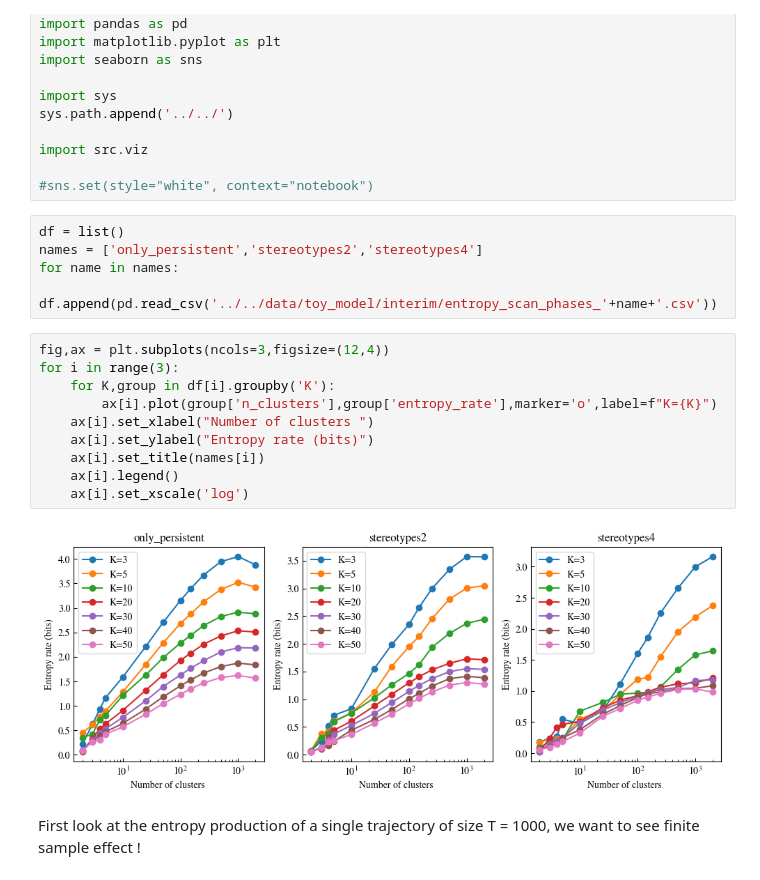
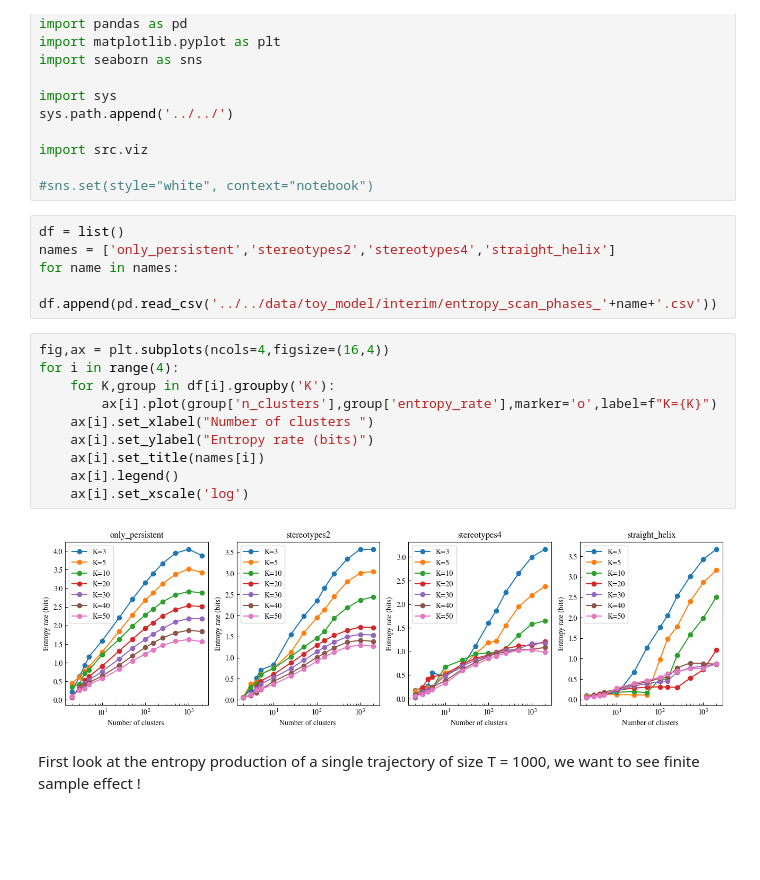
Before and after one commit to HugoLeRoy94/ClusterAnalysis, a Jupyter notebook: notebooks/toy_model/02_optimize_entropy_production.ipynb, the cells around one changed output. Saved outputs shown, nothing was run; the diff lists cells and outputs as text; blank space fills up the shorter version.

Commit message:
generate helix and straight lines, and make plotes for the presentation

```diff
--- a/notebooks/toy_model/02_optimize_entropy_production.ipynb
+++ b/notebooks/toy_model/02_optimize_entropy_production.ipynb
@@ -15,21 +15,21 @@ import src.viz
 #sns.set(style="white", context="notebook")
 # %%
 df = list()
-names = ['only_persistent','stereotypes2','stereotypes4']
+names = ['only_persistent','stereotypes2','stereotypes4','straight_helix']
 for name in names:
     df.append(pd.read_csv('../../data/toy_model/interim/entropy_scan_phases_'+name+'.csv'))
 # %%
-fig,ax = plt.subplots(ncols=3,figsize=(12,4))
-for i in range(3):
+fig,ax = plt.subplots(ncols=4,figsize=(16,4))
+for i in range(4):
     for K,group in df[i].groupby('K'):
         ax[i].plot(group['n_clusters'],group['entropy_rate'],marker='o',label=f"K={K}")
     ax[i].set_xlabel("Number of clusters ")
     ax[i].set_ylabel("Entropy rate (bits)")
     ax[i].set_title(names[i])
     ax[i].legend()
     ax[i].set_xscale('log')
 # %% [output]
-[figure, old version]
+[figure, new version]
 # %% [markdown]
 First look at the entropy production of a single trajectory of size T = 1000, we want to see finite sample effect !
 # %%
```
Also changed, not shown: 7 other files.
